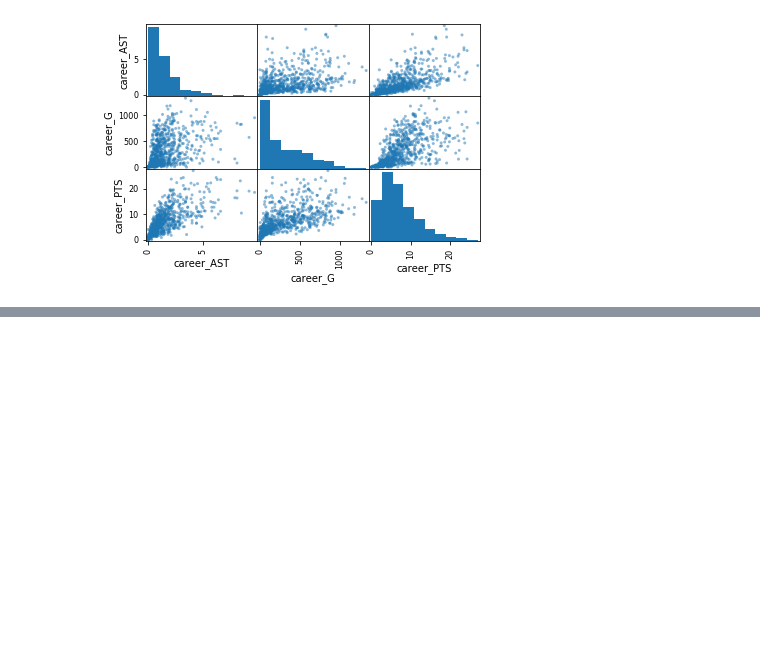
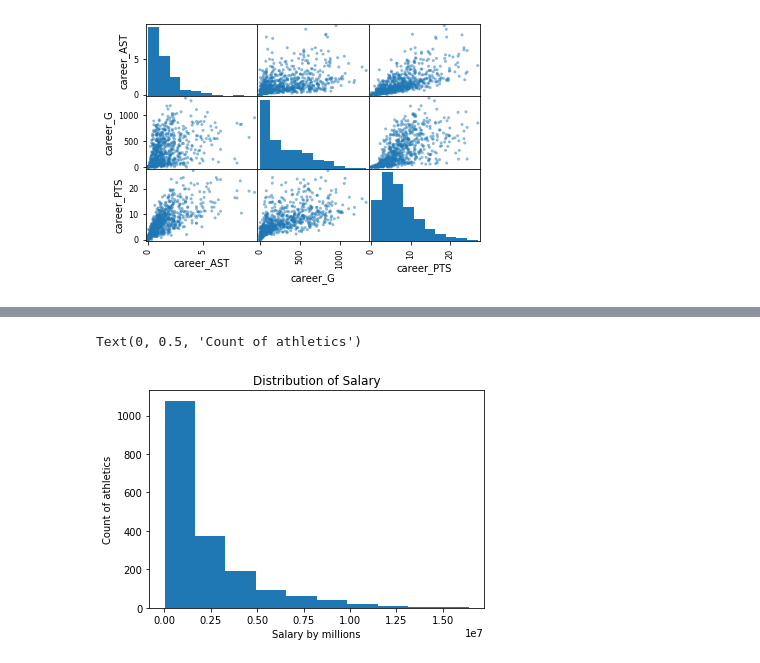
Before and after one commit to m6cortez/COGS_118B_Project, a Jupyter notebook: NBA_Salaries.ipynb, the cells around one changed output, grey strips where cells are left out. Saved outputs shown, nothing was run; the diff lists cells and outputs as text; code cells hidden in the pictures; blank space fills up the shorter version.

```diff
--- a/NBA_Salaries.ipynb
+++ b/NBA_Salaries.ipynb
@@ -86,0 +205,2 @@ array([[<matplotlib.axes._subplots.AxesSubplot object at 0x...>,
+# %%
+nba_final.insert(len(nba_final.columns), "salary", s_data)
@@ -86,0 +216,2 @@ array([[<matplotlib.axes._subplots.AxesSubplot object at 0x...>,
+# %%
+nba_array = nba_final.to_numpy()
@@ -86,0 +244,3 @@ array([[<matplotlib.axes._subplots.AxesSubplot object at 0x...>,
+# %%
+X = nba_array[:,range(0,15)]
+Y = nba_array[:,16]
@@ -86,0 +250,6 @@ array([[<matplotlib.axes._subplots.AxesSubplot object at 0x...>,
+# %%
+polynomial_features= PolynomialFeatures(degree=1)
+x_poly = polynomial_features.fit_transform(X)
+model = LinearRegression()
+model.fit(x_poly, Y)
+y_poly_pred = model.predict(x_poly)
@@ -86,0 +426,8 @@ array([[<matplotlib.axes._subplots.AxesSubplot object at 0x...>,
+# %%
+plt.hist(Y)
+plt.title("Distribution of Salary")
+plt.xlabel("Salary by millions")
+plt.ylabel("Count of athletics")
+# %% [output]
+Text(0, 0.5, 'Count of athletics')
+[figure, added]
```
Also changed, not shown: parts of 68 cells of this notebook, 15 other files.
